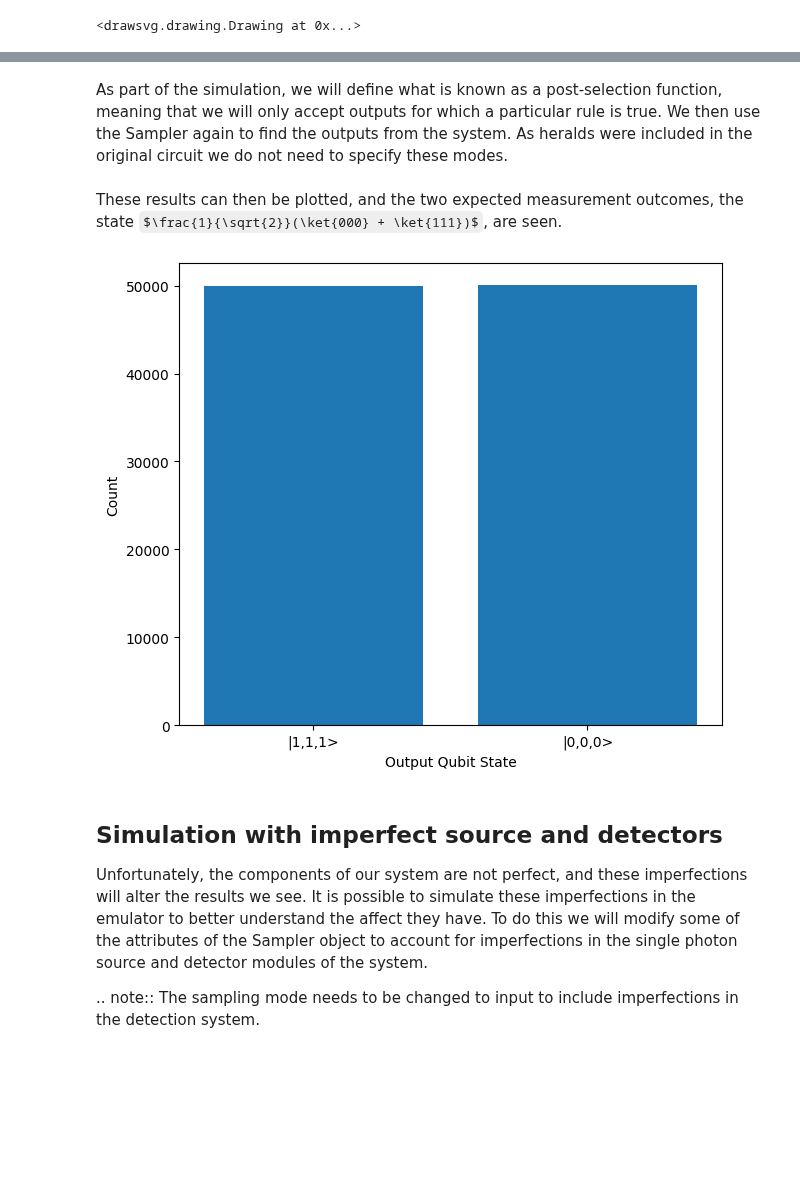
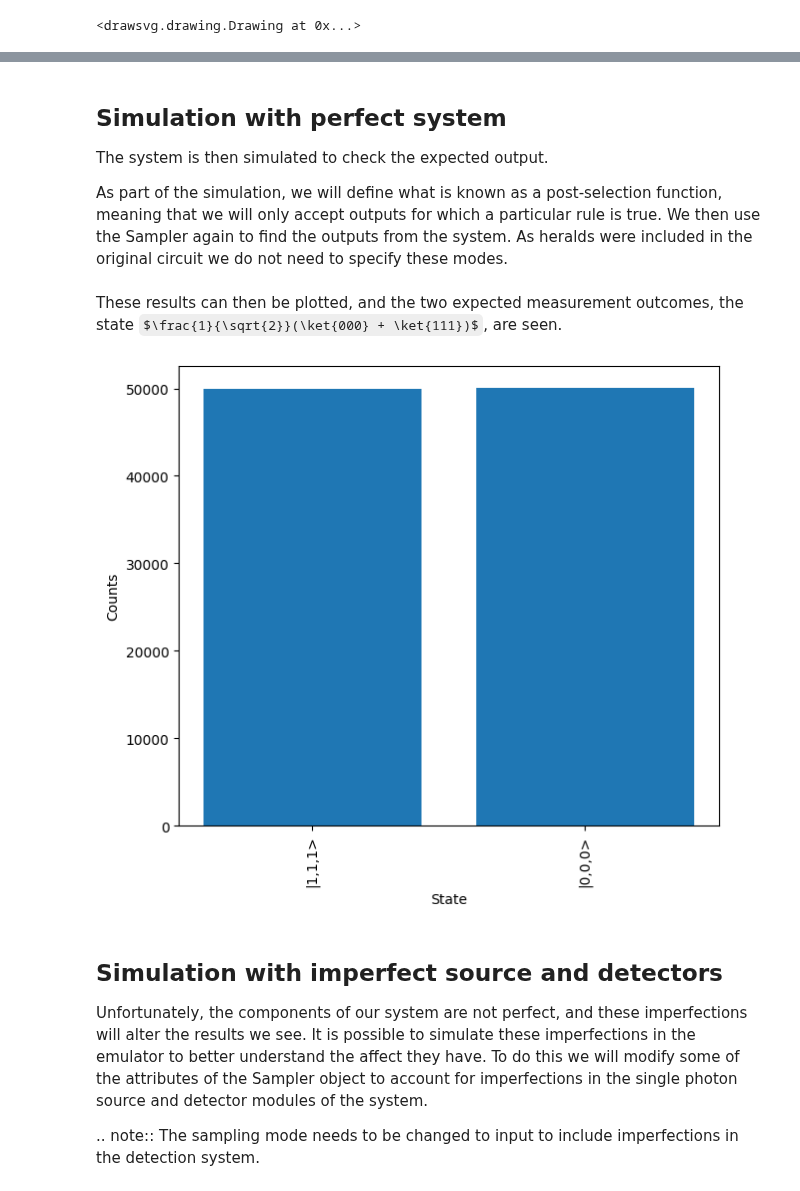
Before and after one commit to Aegiq/lightworks, a Jupyter notebook: docs/source/examples/3_qubit_GHZ_generation.ipynb, the cells around one changed output, grey strips where cells are left out. Cells and saved outputs as stored; diff of their text form; code cells hidden in the pictures; some formulas as TeX source; blank space fills up the shorter version.

```diff
--- a/docs/source/examples/3_qubit_GHZ_generation.ipynb
+++ b/docs/source/examples/3_qubit_GHZ_generation.ipynb
@@ -62,4 +48,7 @@ def process_cnot_data(data):
 # %% [markdown]
+## Simulation with perfect system
+The system is then simulated to check the expected output.
+
 As part of the simulation, we will define what is known as a post-selection function, meaning that we will only accept outputs for which a particular rule is true. We then use the Sampler again to find the outputs from the system. As heralds were included in the original circuit we do not need to specify these modes.
 # %%
 # Define post-selection
@@ -78,18 +67,13 @@ backend = emulator.Backend("slos")
 results = backend.run(sampler)
 
 # Process with function
-converted_results = process_cnot_data(results)
+converted_results = results.map(lw.dual_rail_to_qubit)
 # %% [markdown]
 These results can then be plotted, and the two expected measurement outcomes, the state $\frac{1}{\sqrt{2}}(\ket{000} + \ket{111})$, are seen.
-# %%
-plt.figure(figsize=(7, 6))
-plt.bar(range(len(converted_results)), converted_results.values())
-plt.xticks(range(len(converted_results)), converted_results.keys())
-plt.xlabel("Output Qubit State")
-plt.ylabel("Count")
-plt.show()
-# %% [output]
-[figure, removed]
+# %%
+converted_results.plot()
+# %% [output]
+[figure, added]
 # %% [markdown]
 ## Simulation with imperfect source and detectors
 Unfortunately, the components of our system are not perfect, and these imperfections will alter the results we see. It is possible to simulate these imperfections in the emulator to better understand the affect they have. To do this we will modify some of the attributes of the Sampler object to account for imperfections in the single photon source and detector modules of the system.
```
Also changed, not shown: parts of 5 cells of this notebook, 9 other files.
